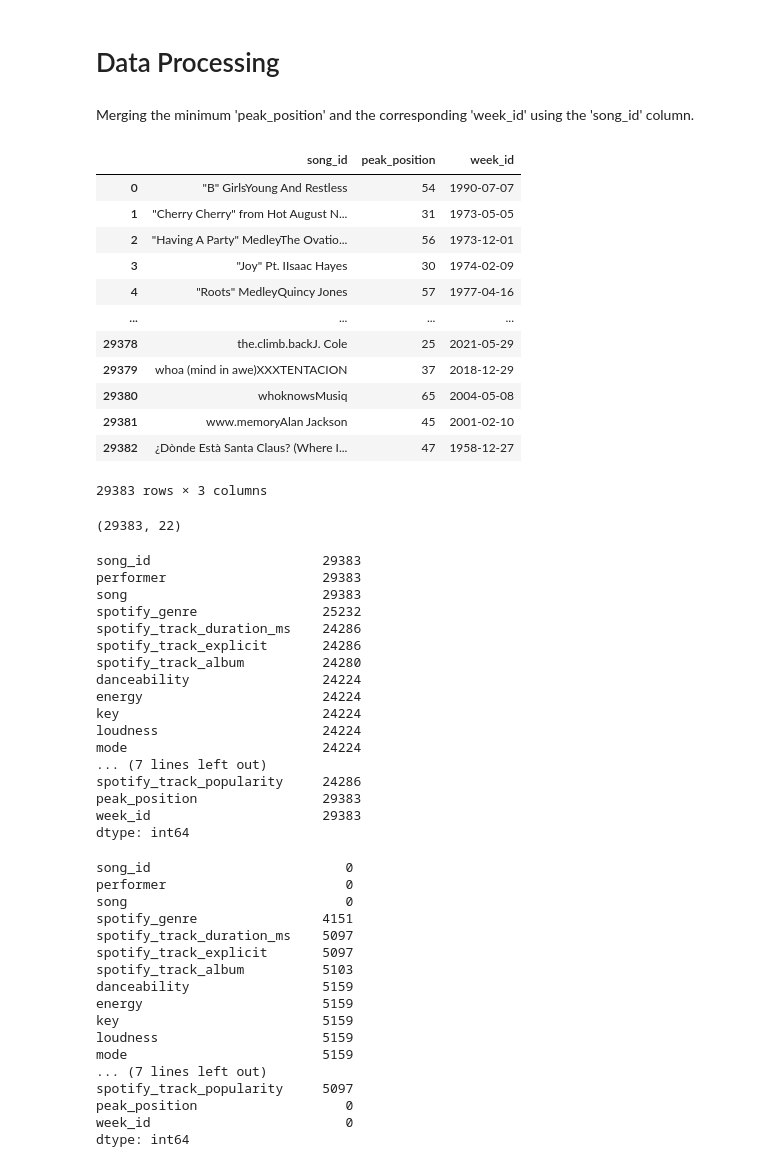
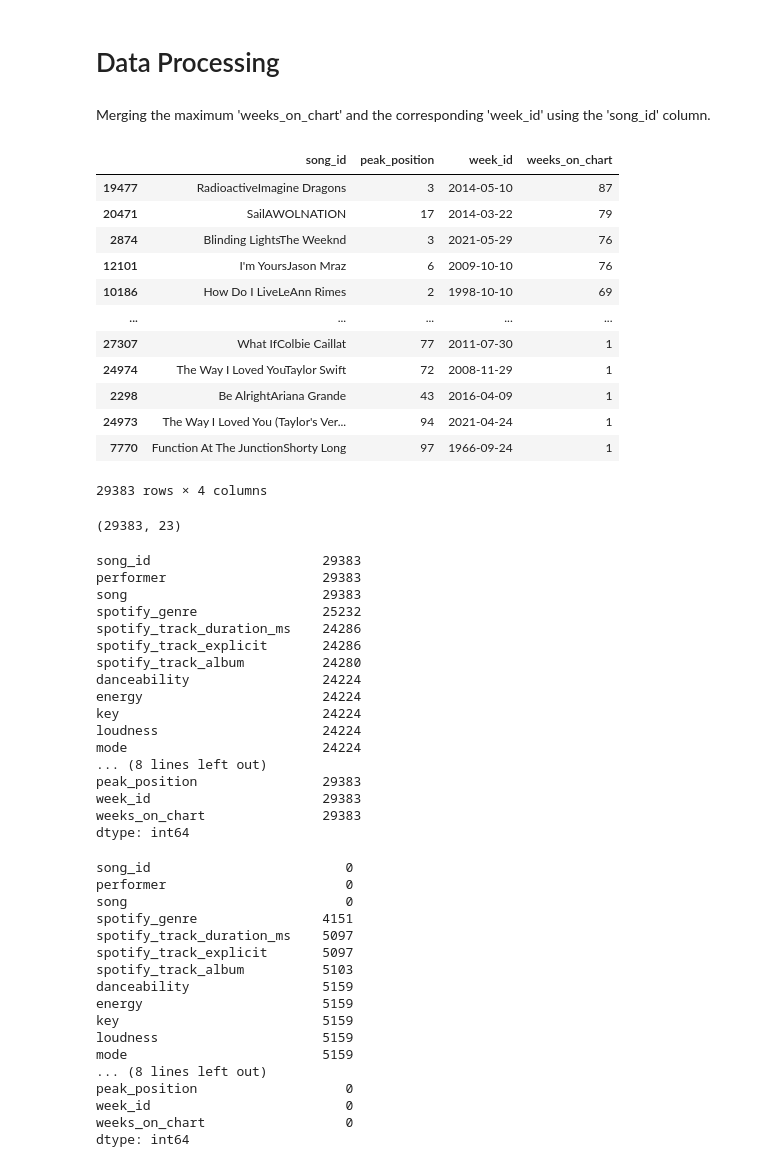
Before and after one commit to dliang5299/Spotify-Analysis, a Jupyter notebook: billboard_data_cleaning.ipynb, the cells around one changed output. Saved outputs shown, nothing was run; the diff lists cells and outputs as text; code cells hidden in the pictures.

Commit message:
Processed billboard data

```diff
--- a/billboard_data_cleaning.ipynb
+++ b/billboard_data_cleaning.ipynb
@@ -10,8 +10,8 @@ import datetime as dt
 # specify the date format to be parsed
 date_format = '%m/%d/%Y'
 # read csv files
-billboard_df = pd.read_csv('data/billboard.csv', parse_dates=['week_id'], date_format=date_format)
-audio_features_df = pd.read_csv('data/audio_features.csv')
+billboard_df = pd.read_csv('billboard_dataset/data/billboard.csv', parse_dates=['week_id'], date_format=date_format)
+audio_features_df = pd.read_csv('billboard_dataset/data/audio_features.csv')
 # %% [markdown]
 ##### Check Load
 # %%
@@ -605,31 +605,31 @@ audio_features_no_duplicates[audio_features_no_duplicates['song_id'] == '1-2-3Gl
 # %% [markdown]
 # Data Processing
 # %% [markdown]
-Merging the minimum 'peak_position' and the corresponding 'week_id' using the 'song_id' column.
+Merging the maximum 'weeks_on_chart' and the corresponding 'week_id' using the 'song_id' column.
 # %%
 # sort by 'peak_position'
-sorted_df = billboard_df.sort_values(by='peak_position')
+sorted_df = billboard_df.sort_values(by = 'weeks_on_chart', ascending = False)
 
 # group by 'song_id' and get the first row for each group
 ranking_df = sorted_df.groupby('song_id').first().reset_index()
 
 # keep relevant columns
-ranking_df = ranking_df[['song_id', 'peak_position', 'week_id']]
+ranking_df = ranking_df[['song_id', 'peak_position', 'week_id', 'weeks_on_chart']].sort_values(by = 'weeks_on_chart', ascending = False)
 ranking_df
 # %% [output]
-|  | song_id | peak_position | week_id |
-| 0 | "B" GirlsYoung And Restless | 54 | 1990-07-07 |
-| 1 | "Cherry Cherry" from Hot August N... | 31 | 1973-05-05 |
-| 2 | "Having A Party" MedleyThe Ovatio... | 56 | 1973-12-01 |
-| 3 | "Joy" Pt. IIsaac Hayes | 30 | 1974-02-09 |
-| 4 | "Roots" MedleyQuincy Jones | 57 | 1977-04-16 |
-| ... | ... | ... | ... |
-| 29378 | the.climb.backJ. Cole | 25 | 2021-05-29 |
-| 29379 | whoa (mind in awe)XXXTENTACION | 37 | 2018-12-29 |
-| 29380 | whoknowsMusiq | 65 | 2004-05-08 |
-| 29381 | www.memoryAlan Jackson | 45 | 2001-02-10 |
-| 29382 | ¿Dònde Està Santa Claus? (Where I... | 47 | 1958-12-27 |
+|  | song_id | peak_position | week_id | weeks_on_chart |
+| 19477 | RadioactiveImagine Dragons | 3 | 2014-05-10 | 87 |
+| 20471 | SailAWOLNATION | 17 | 2014-03-22 | 79 |
+| 2874 | Blinding LightsThe Weeknd | 3 | 2021-05-29 | 76 |
+| 12101 | I'm YoursJason Mraz | 6 | 2009-10-10 | 76 |
+| 10186 | How Do I LiveLeAnn Rimes | 2 | 1998-10-10 | 69 |
+| ... | ... | ... | ... | ... |
+| 27307 | What IfColbie Caillat | 77 | 2011-07-30 | 1 |
+| 24974 | The Way I Loved YouTaylor Swift | 72 | 2008-11-29 | 1 |
+| 2298 | Be AlrightAriana Grande | 43 | 2016-04-09 | 1 |
+| 24973 | The Way I Loved You (Taylor's Ver... | 94 | 2021-04-24 | 1 |
+| 7770 | Function At The JunctionShorty Long | 97 | 1966-09-24 | 1 |
-29383 rows × 3 columns
+29383 rows × 4 columns
 # %%
 # merge the clean audio_features df with the ranking df using 'song_id'
 merged_df = pd.merge(audio_features_no_duplicates, ranking_df, on='song_id')
@@ -637,7 +637,7 @@ merged_df = pd.merge(audio_features_no_duplicates, ranking_df, on='song_id')
 print(merged_df.shape)
 merged_df.count()
 # %% [output]
-(29383, 22)
+(29383, 23)
 song_id                      29383
 performer                    29383
 song                         29383
@@ -650,10 +650,10 @@ energy                       24224
 key                          24224
 loudness                     24224
 mode                         24224
-... (7 lines left out)
-spotify_track_popularity     24286
+... (8 lines left out)
 peak_position                29383
 week_id                      29383
+weeks_on_chart               29383
 dtype: int64
 # %%
 # count nulls
@@ -671,10 +671,10 @@ energy                       5159
 key                          5159
 loudness                     5159
 mode                         5159
-... (7 lines left out)
-spotify_track_popularity     5097
+... (8 lines left out)
 peak_position                   0
 week_id                         0
+weeks_on_chart                  0
 dtype: int64
 # %%
 # check
```
Also changed, not shown: parts of 6 cells of this notebook, 1 other file.
